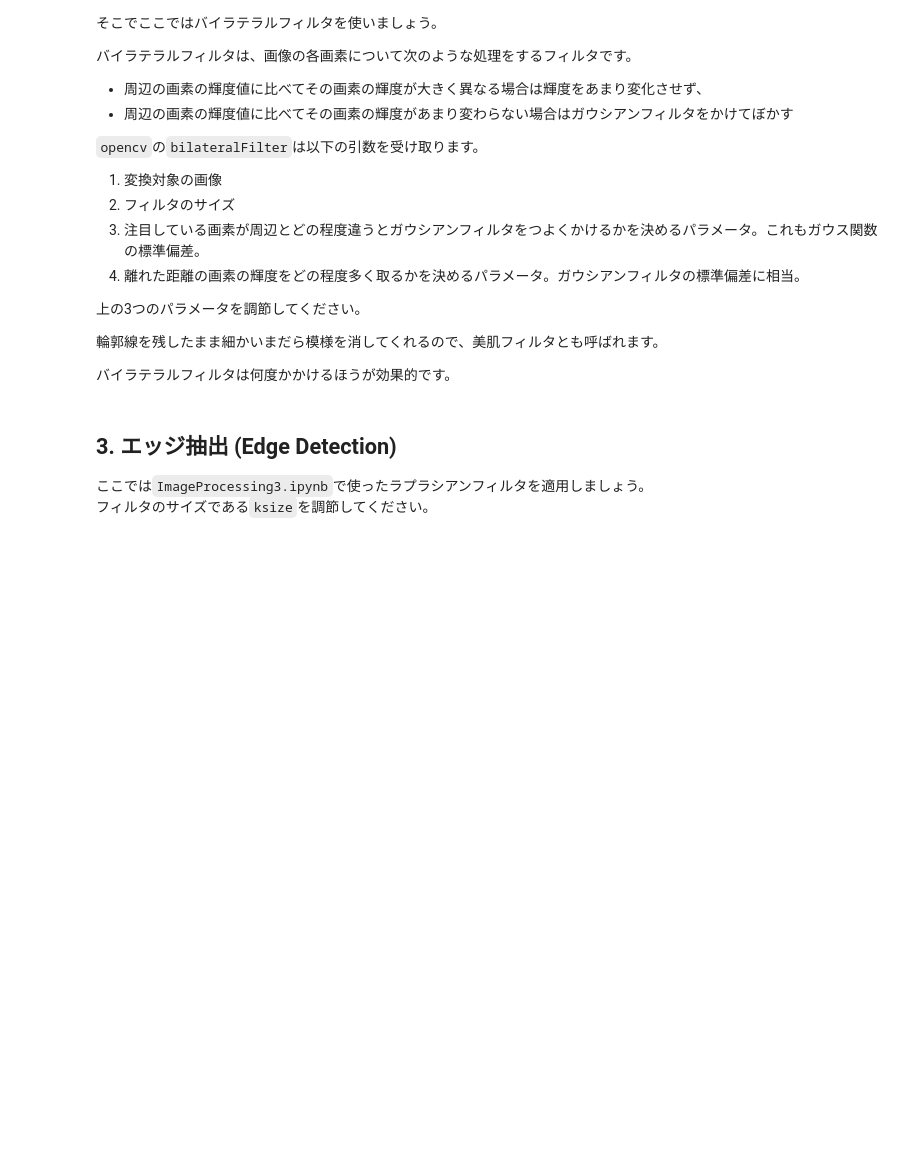
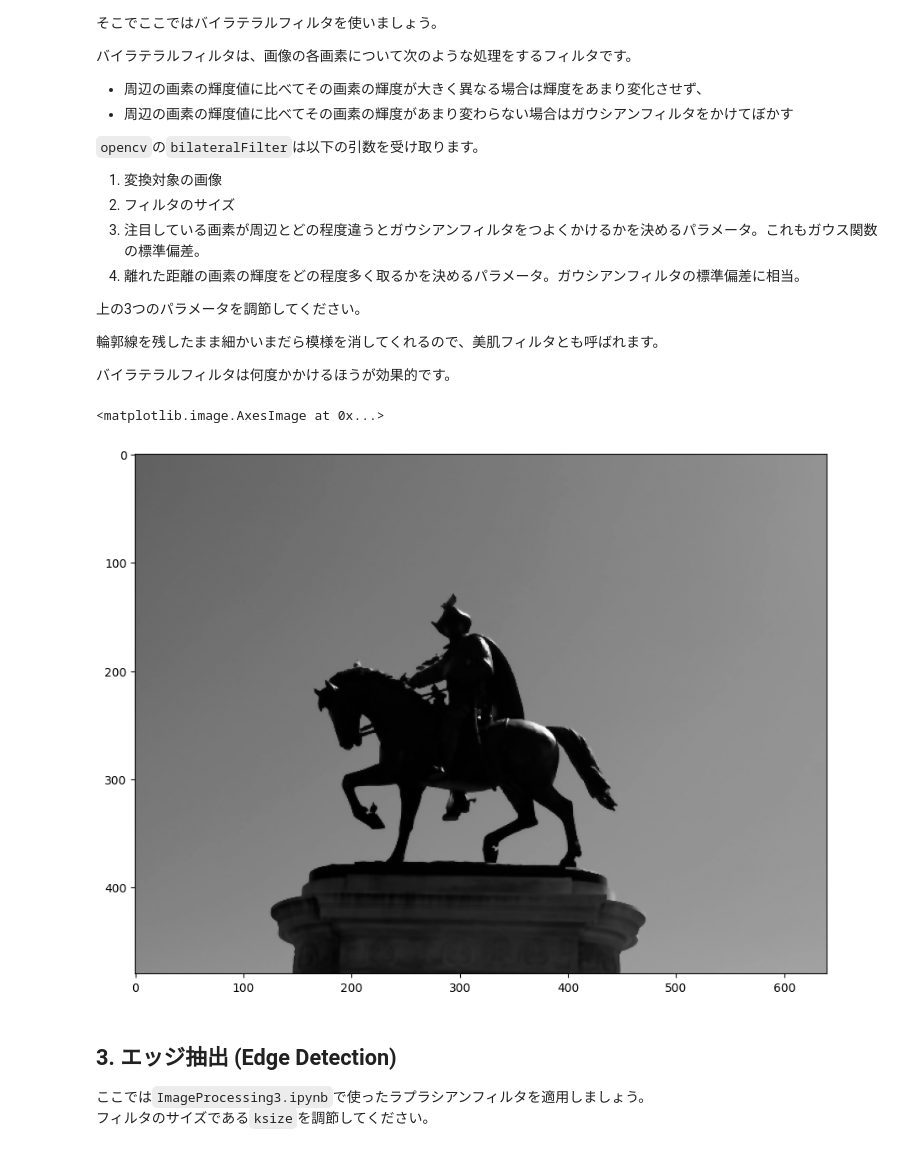
Before and after one commit to tenghjjp-blip/test, a Jupyter notebook: mp_ex5.ipynb, the cells around one changed output. Drawn from its saved outputs; the diff is of its cells as text; code cells hidden in the pictures; blank space fills up the shorter version.

```diff
--- a/mp_ex5.ipynb
+++ b/mp_ex5.ipynb
@@ -94,13 +100,17 @@ plt.imshow(resized_image, 'gray')
 # %%
 ### パラメータを調節してください！
 img_bilateral = resized_image.copy()
+
 img_bilateral = cv2.bilateralFilter(img_bilateral, # 入力画像
-                                    ?, # フィルタサイズ
-                                    ?, # 周辺画素の輝度差に対する重みを決めるガウス関数の標準偏差
-                                    ?) # 周辺画素の距離に対する重みを決めるガウス関数の標準偏差
+                                    5, # フィルタサイズ
+                                    30, # 周辺画素の輝度差に対する重みを決めるガウス関数の標準偏差
+                                    20) # 周辺画素の距離に対する重みを決めるガウス関数の標準偏差
 
 plt.figure(figsize=(12, 8))
 plt.imshow(img_bilateral, 'gray')
+# %% [output]
+<matplotlib.image.AxesImage at 0x...>
+[figure, added]
 # %% [markdown]
 ## 3. エッジ抽出 (Edge Detection)
 
```
Also changed, not shown: parts of 8 cells of this notebook.
